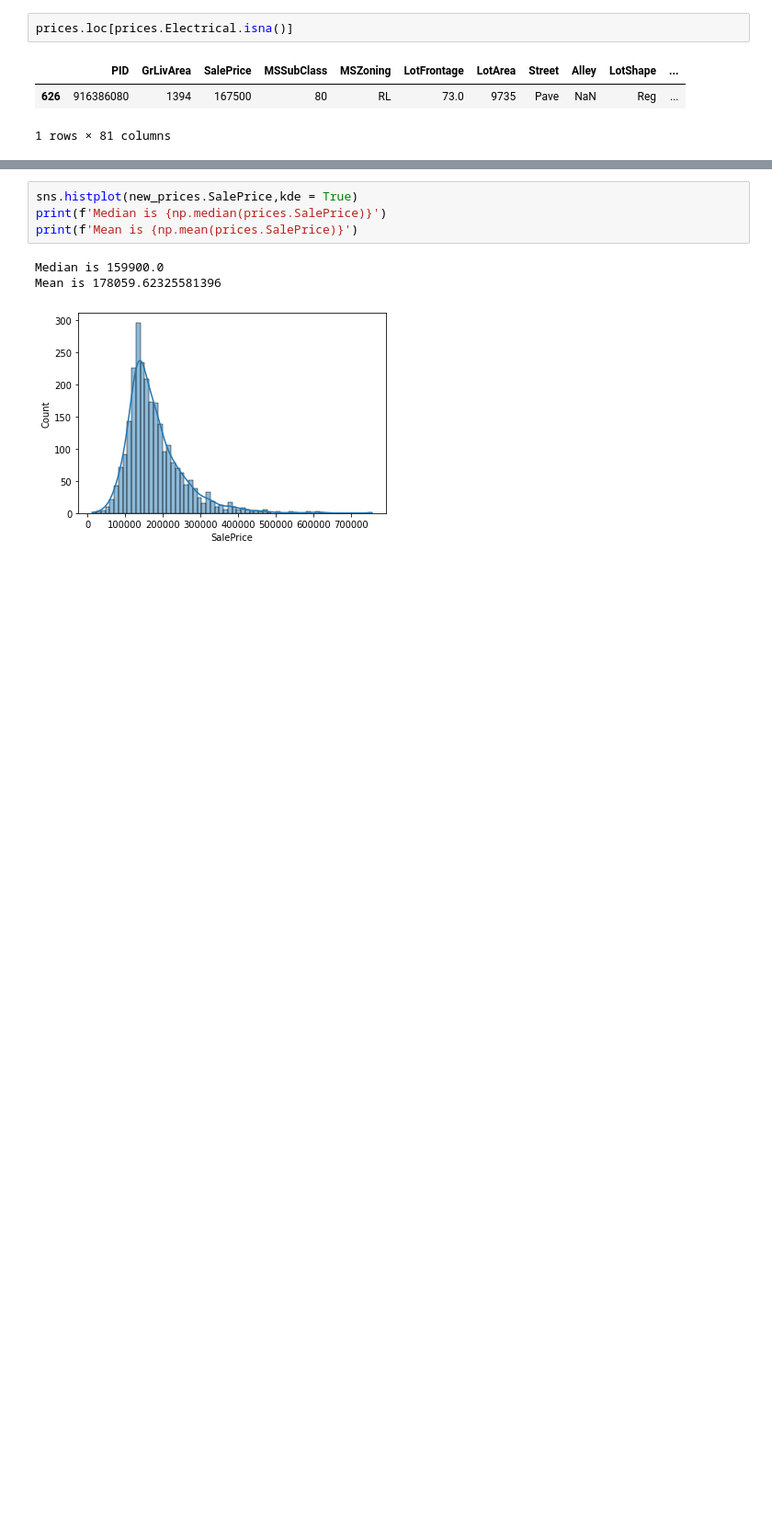
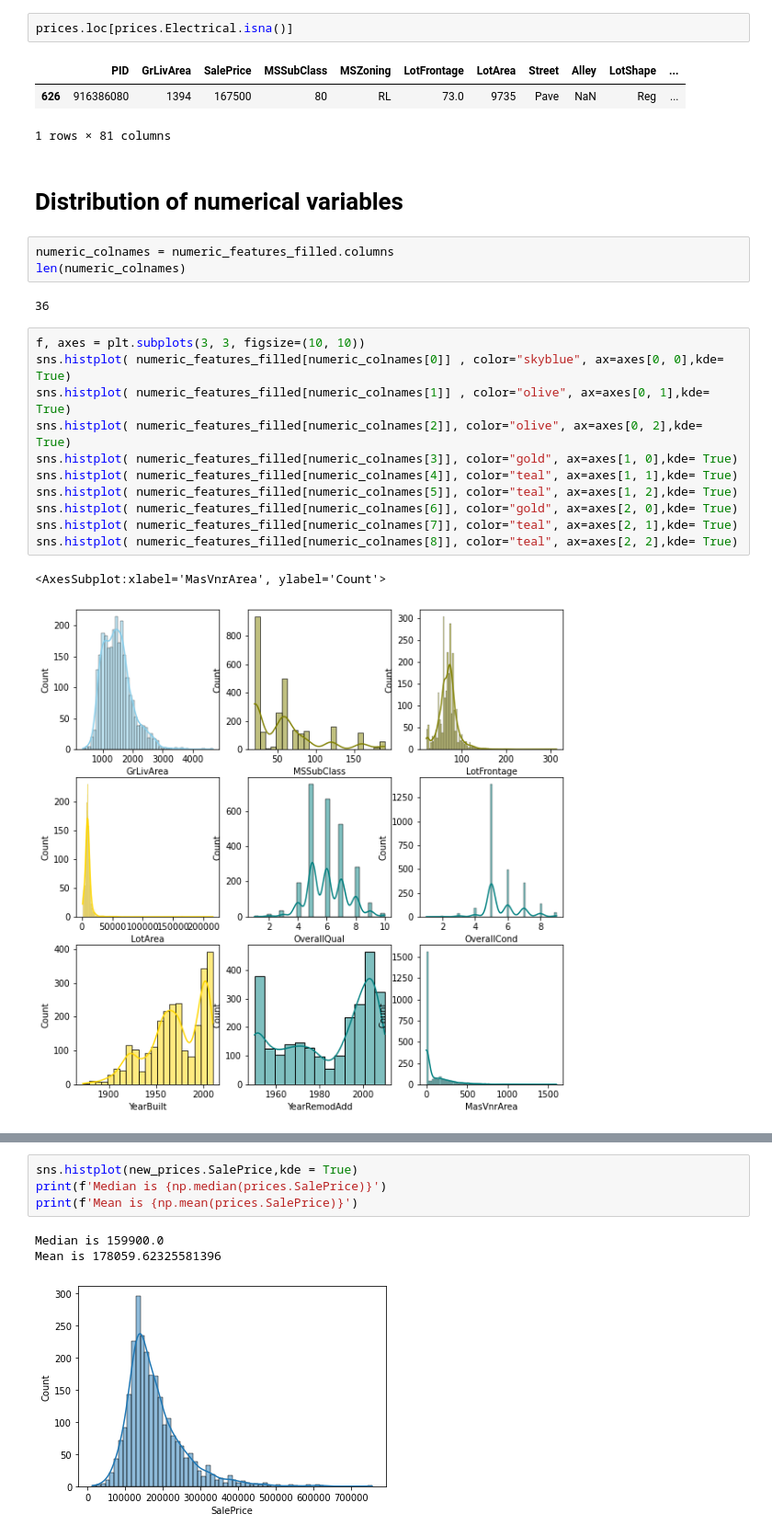
Before and after one commit to DarishSakeesing/housing-price-prediction, a Jupyter notebook: DouglasPizac/house_prices_EDA.ipynb, the cells around one changed output, grey strips where cells are left out. Shown at 92% size. Drawn from its saved outputs; the diff is of its cells as text; blank space fills up the shorter version.

```diff
--- a/DouglasPizac/house_prices_EDA.ipynb
+++ b/DouglasPizac/house_prices_EDA.ipynb
@@ -150,3 +147,24 @@ prices.loc[prices.Electrical.isna()]
 |  | PID | GrLivArea | SalePrice | MSSubClass | MSZoning | LotFrontage | LotArea | Street | Alley | LotShape | ... |
 | 626 | 916386080 | 1394 | 167500 | 80 | RL | 73.0 | 9735 | Pave | NaN | Reg | ... |
 1 rows × 81 columns
+# %% [markdown]
+# Distribution of numerical variables
+# %%
+numeric_colnames = numeric_features_filled.columns
+len(numeric_colnames)
+# %% [output]
+36
+# %%
+f, axes = plt.subplots(3, 3, figsize=(10, 10))
+sns.histplot( numeric_features_filled[numeric_colnames[0]] , color="skyblue", ax=axes[0, 0],kde= True)
+sns.histplot( numeric_features_filled[numeric_colnames[1]] , color="olive", ax=axes[0, 1],kde= True)
+sns.histplot( numeric_features_filled[numeric_colnames[2]], color="olive", ax=axes[0, 2],kde= True)
+sns.histplot( numeric_features_filled[numeric_colnames[3]], color="gold", ax=axes[1, 0],kde= True)
+sns.histplot( numeric_features_filled[numeric_colnames[4]], color="teal", ax=axes[1, 1],kde= True)
+sns.histplot( numeric_features_filled[numeric_colnames[5]], color="teal", ax=axes[1, 2],kde= True)
+sns.histplot( numeric_features_filled[numeric_colnames[6]], color="gold", ax=axes[2, 0],kde= True)
+sns.histplot( numeric_features_filled[numeric_colnames[7]], color="teal", ax=axes[2, 1],kde= True)
+sns.histplot( numeric_features_filled[numeric_colnames[8]], color="teal", ax=axes[2, 2],kde= True)
+# %% [output]
+<AxesSubplot:xlabel='MasVnrArea', ylabel='Count'>
+[figure, added]
```
Also changed, not shown: parts of 32 cells of this notebook.
